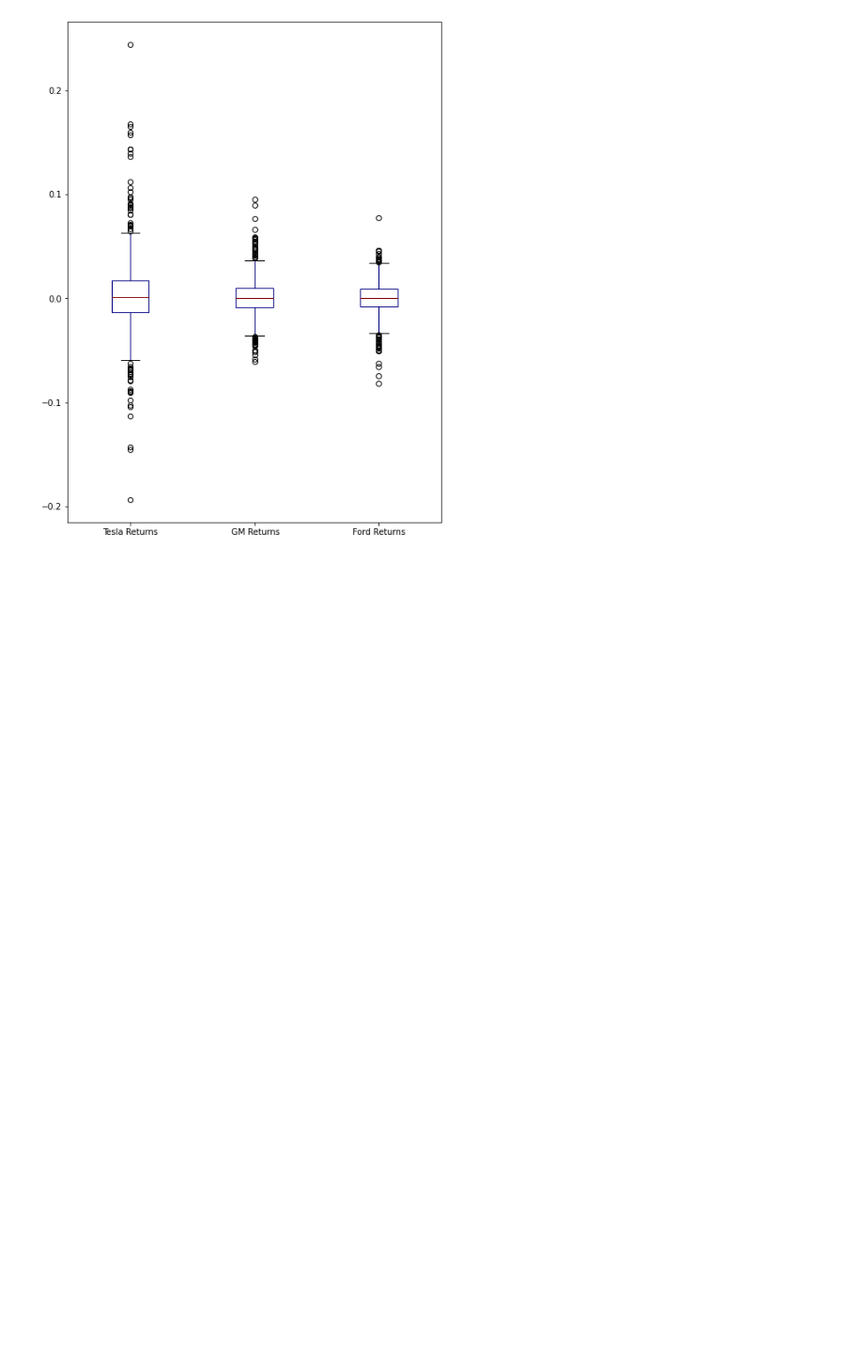
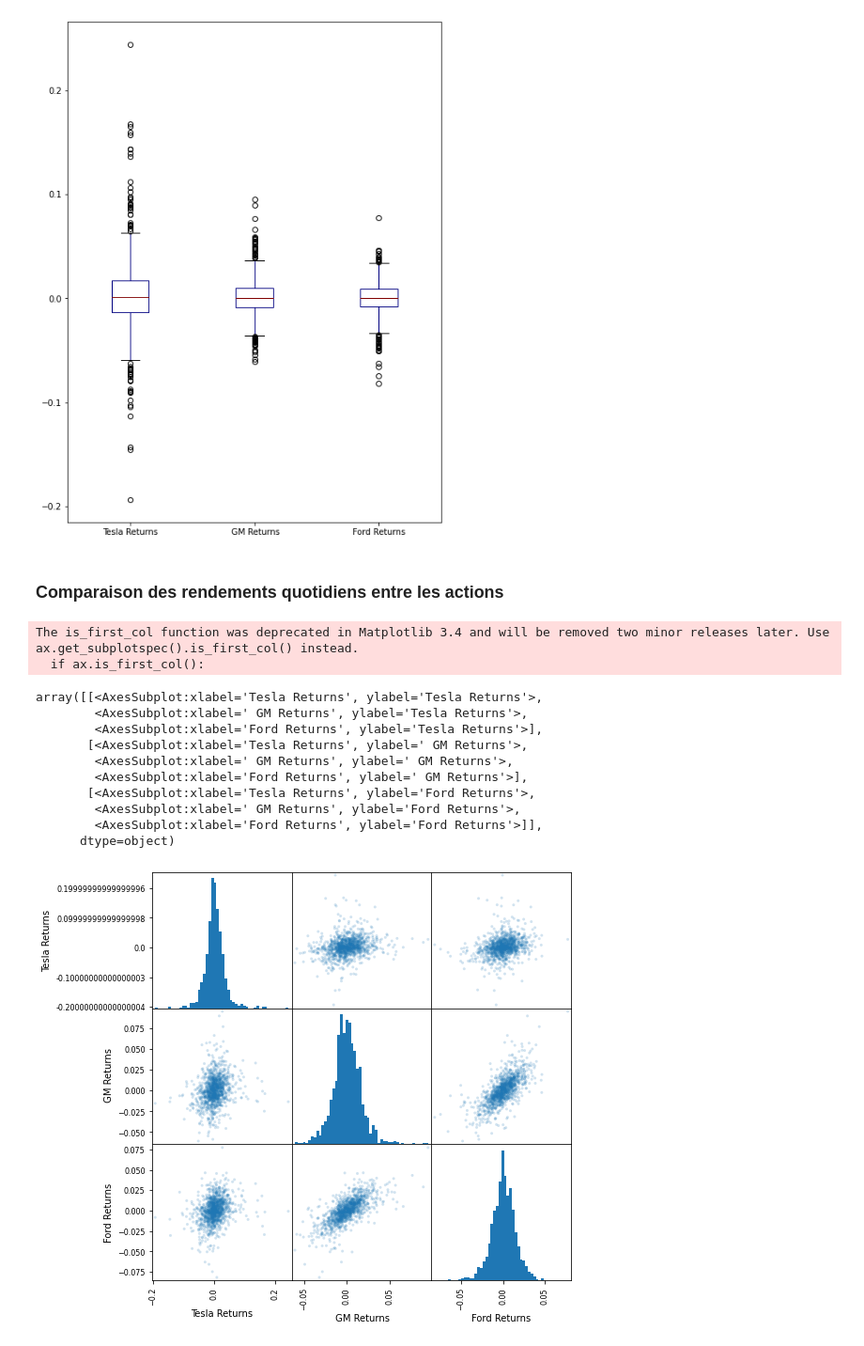
Before and after one commit to micka-sudo/analyse_bourse, a Jupyter notebook: analyse_tesla.ipynb, the cells around one changed output. Shown: that part at 94% size. Cells and saved outputs as stored; diff of their text form; code cells hidden in the pictures; blank space fills up the shorter version.

```diff
--- a/analyse_tesla.ipynb
+++ b/analyse_tesla.ipynb
@@ -255,3 +255,21 @@ box_df.plot(kind='box',figsize=(8,11),colormap='jet')
 # %% [output]
 <AxesSubplot:>
 [figure]
+# %% [markdown]
+### Comparaison des rendements quotidiens entre les actions
+# %%
+scatter_matrix(box_df,figsize=(8,8),alpha=0.2,hist_kwds={'bins':50})
+# %% [output]
+The is_first_col function was deprecated in Matplotlib 3.4 and will be removed two minor releases later. Use ax.get_subplotspec().is_first_col() instead.
+  if ax.is_first_col():
+array([[<AxesSubplot:xlabel='Tesla Returns', ylabel='Tesla Returns'>,
+        <AxesSubplot:xlabel=' GM Returns', ylabel='Tesla Returns'>,
+        <AxesSubplot:xlabel='Ford Returns', ylabel='Tesla Returns'>],
+       [<AxesSubplot:xlabel='Tesla Returns', ylabel=' GM Returns'>,
+        <AxesSubplot:xlabel=' GM Returns', ylabel=' GM Returns'>,
+        <AxesSubplot:xlabel='Ford Returns', ylabel=' GM Returns'>],
+       [<AxesSubplot:xlabel='Tesla Returns', ylabel='Ford Returns'>,
+        <AxesSubplot:xlabel=' GM Returns', ylabel='Ford Returns'>,
+        <AxesSubplot:xlabel='Ford Returns', ylabel='Ford Returns'>]],
+      dtype=object)
+[figure, added]
```
